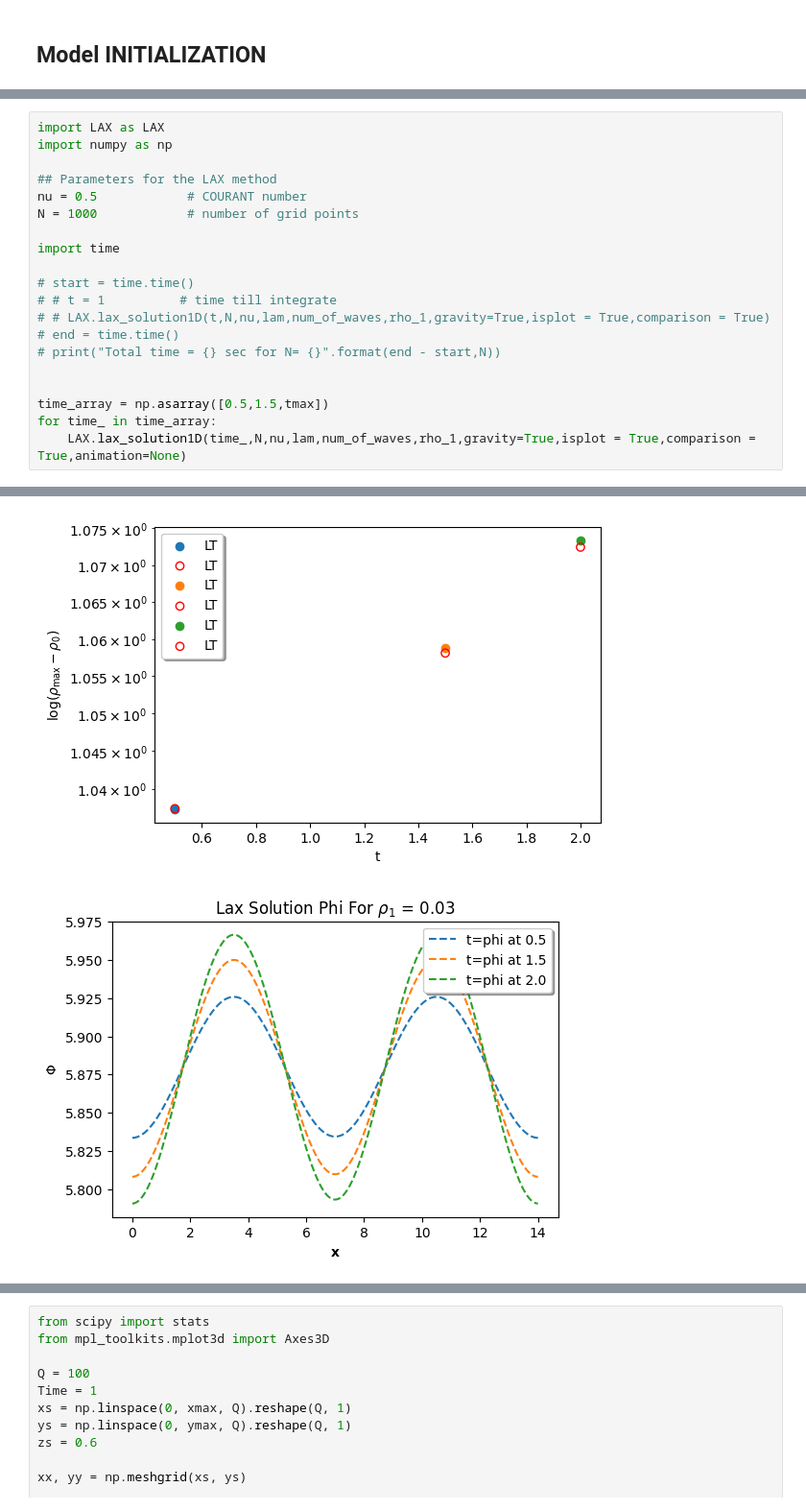
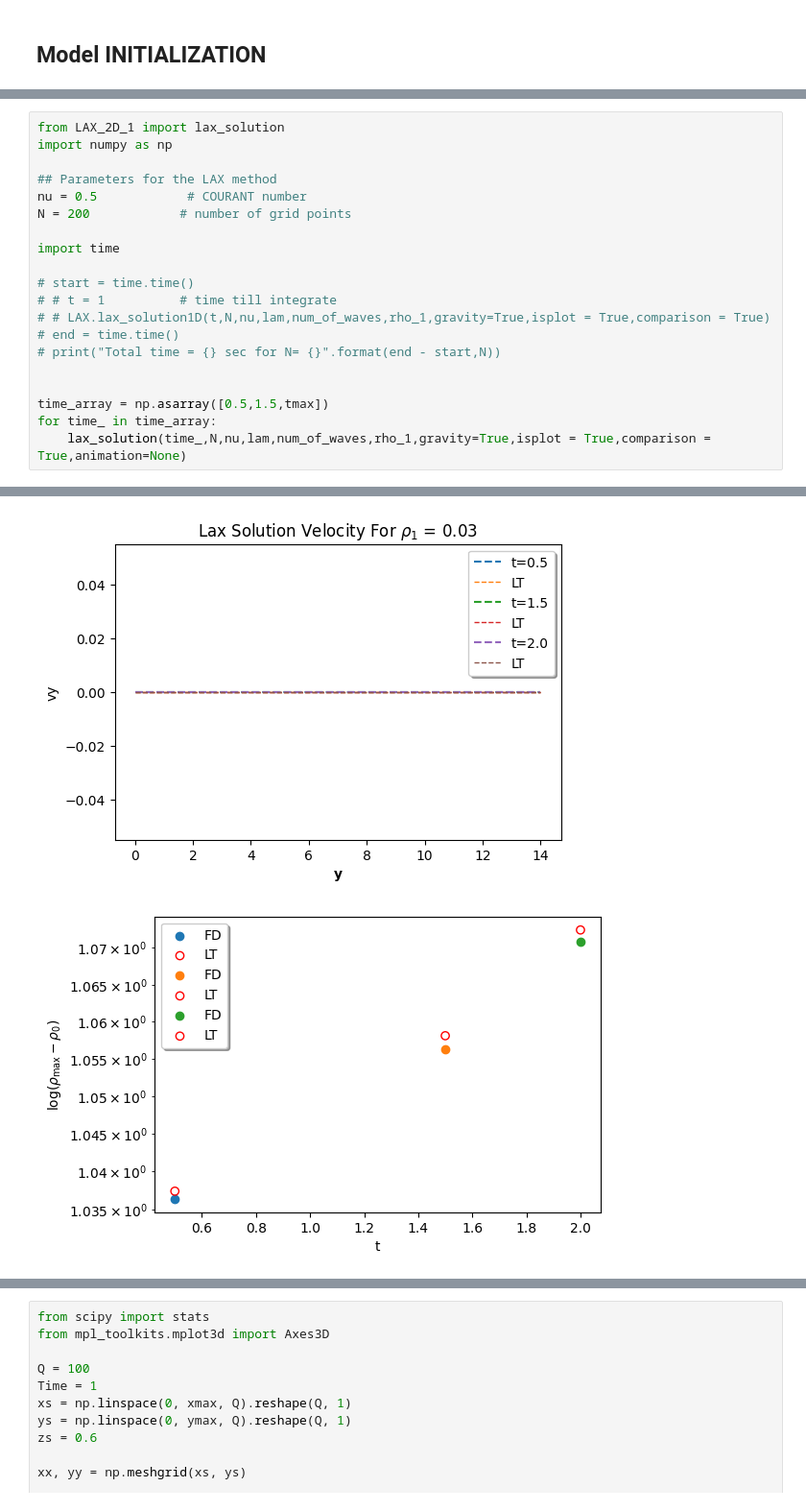
Before and after one commit to sauddy/GRINN, a Jupyter notebook: GRINN_torch_code/torch_GHD_combined.ipynb, the cells around one changed output, grey strips where cells are left out. Shown at 96% size. Cells and saved outputs as stored; diff of their text form.

```diff
--- a/GRINN_torch_code/torch_GHD_combined.ipynb
+++ b/GRINN_torch_code/torch_GHD_combined.ipynb
@@ -1009,10 +1022,10 @@ rho_theory_max=1.0724450039638485 at time 2.0
 # %%
-import LAX as LAX
+from LAX_2D_1 import lax_solution
 import numpy as np
 
 ## Parameters for the LAX method
 nu = 0.5            # COURANT number
-N = 1000            # number of grid points
+N = 200            # number of grid points
 
 import time
 
@@ -1025,6 +1038,6 @@ import time
 
 time_array = np.asarray([0.5,1.5,tmax])
 for time_ in time_array:
-    LAX.lax_solution1D(time_,N,nu,lam,num_of_waves,rho_1,gravity=True,isplot = True,comparison = True,animation=None)
+    lax_solution(time_,N,nu,lam,num_of_waves,rho_1,gravity=True,isplot = True,comparison = True,animation=None)
 # %% [output]
 at time=  0.5
@@ -1044,2 +1062,2 @@ There is gravitational instabilty  lam = 7.0 > l_jean =6.283185307179586
-[figure, old version]
+[figure, new version]
-[figure, old version]
+[figure, new version]
```
Also changed, not shown: parts of 13 cells of this notebook, 9 other files.
